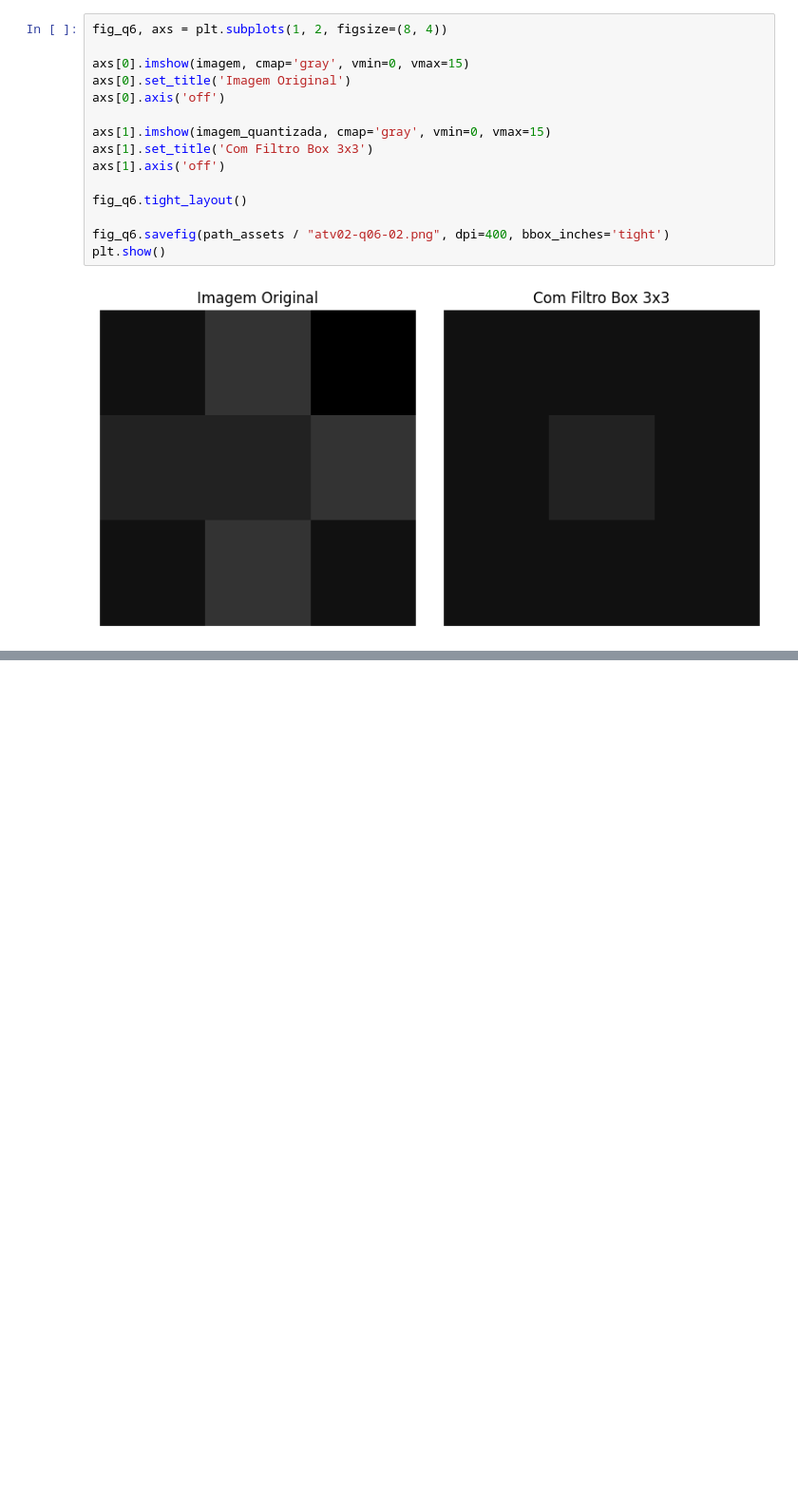
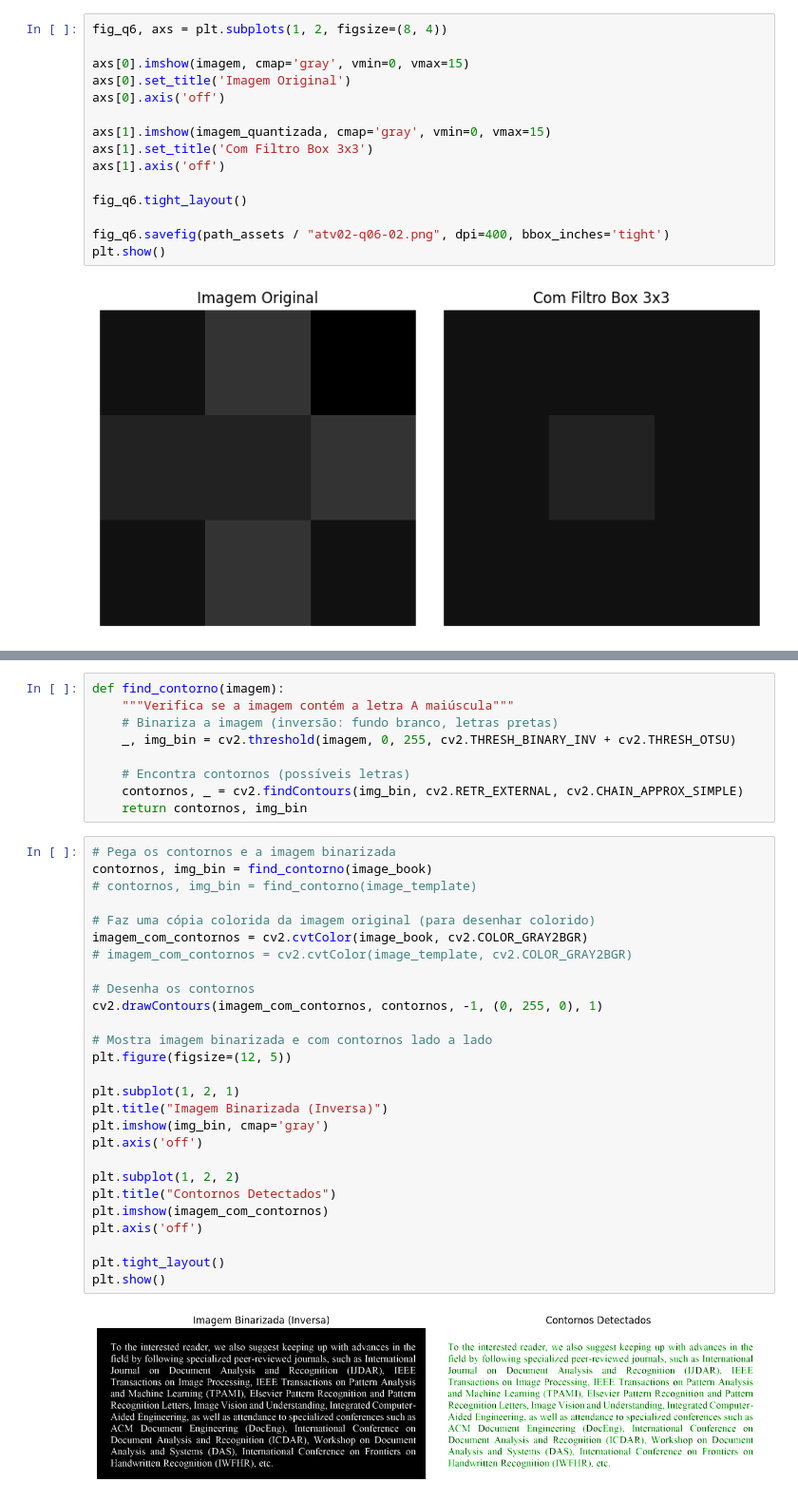
Before and after one commit to Manuelfjr/pdi, a Jupyter notebook: notebooks/01_atv02_code.ipynb, the cells around one changed output, grey strips where cells are left out. Shown at 95% size. Saved outputs shown, nothing was run; the diff lists cells and outputs as text; blank space fills up the shorter version.

```diff
--- a/notebooks/01_atv02_code.ipynb
+++ b/notebooks/01_atv02_code.ipynb
@@ -325,0 +349,38 @@ plt.show()
+# %%
+def find_contorno(imagem):
+    """Verifica se a imagem contém a letra A maiúscula"""
+    # Binariza a imagem (inversão: fundo branco, letras pretas)
+    _, img_bin = cv2.threshold(imagem, 0, 255, cv2.THRESH_BINARY_INV + cv2.THRESH_OTSU)
+
+    # Encontra contornos (possíveis letras)
+    contornos, _ = cv2.findContours(img_bin, cv2.RETR_EXTERNAL, cv2.CHAIN_APPROX_SIMPLE)
+    return contornos, img_bin
+# %%
+# Pega os contornos e a imagem binarizada
+contornos, img_bin = find_contorno(image_book)
+# contornos, img_bin = find_contorno(image_template)
+
+# Faz uma cópia colorida da imagem original (para desenhar colorido)
+imagem_com_contornos = cv2.cvtColor(image_book, cv2.COLOR_GRAY2BGR)
+# imagem_com_contornos = cv2.cvtColor(image_template, cv2.COLOR_GRAY2BGR)
+
+# Desenha os contornos
+cv2.drawContours(imagem_com_contornos, contornos, -1, (0, 255, 0), 1)
+
+# Mostra imagem binarizada e com contornos lado a lado
+plt.figure(figsize=(12, 5))
+
+plt.subplot(1, 2, 1)
+plt.title("Imagem Binarizada (Inversa)")
+plt.imshow(img_bin, cmap='gray')
+plt.axis('off')
+
+plt.subplot(1, 2, 2)
+plt.title("Contornos Detectados")
+plt.imshow(imagem_com_contornos)
+plt.axis('off')
+
+plt.tight_layout()
+plt.show()
+# %% [output]
+[figure, added]
```
Also changed, not shown: parts of 13 cells of this notebook, 13 other files.
